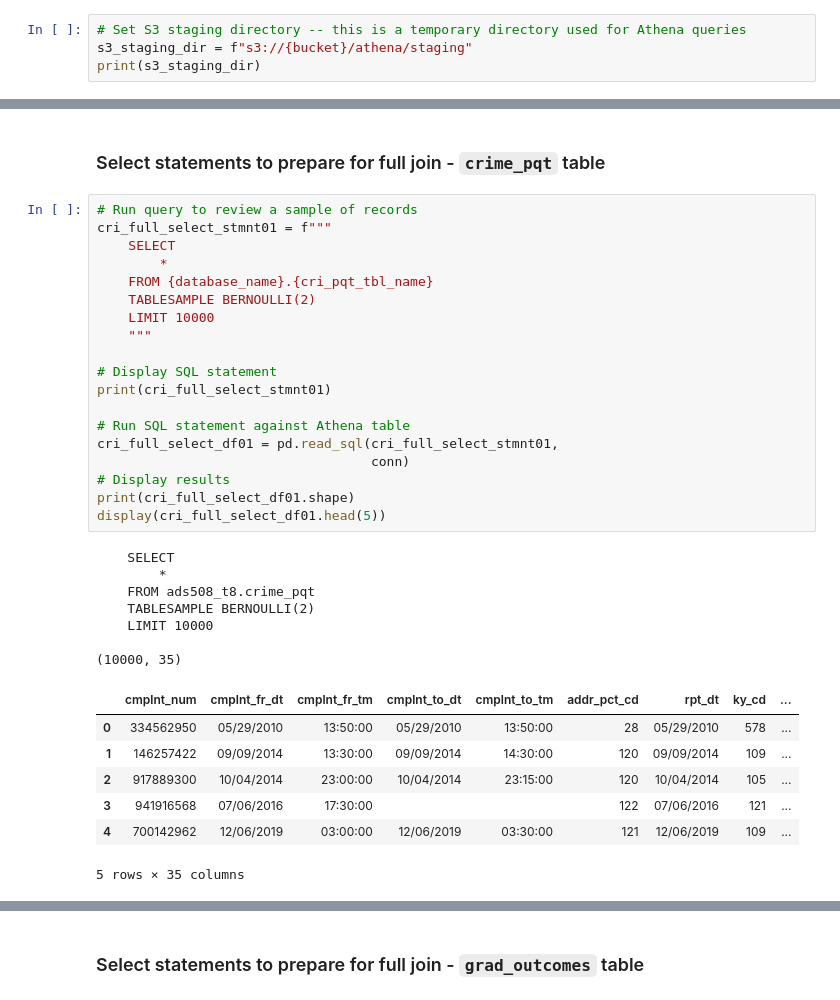
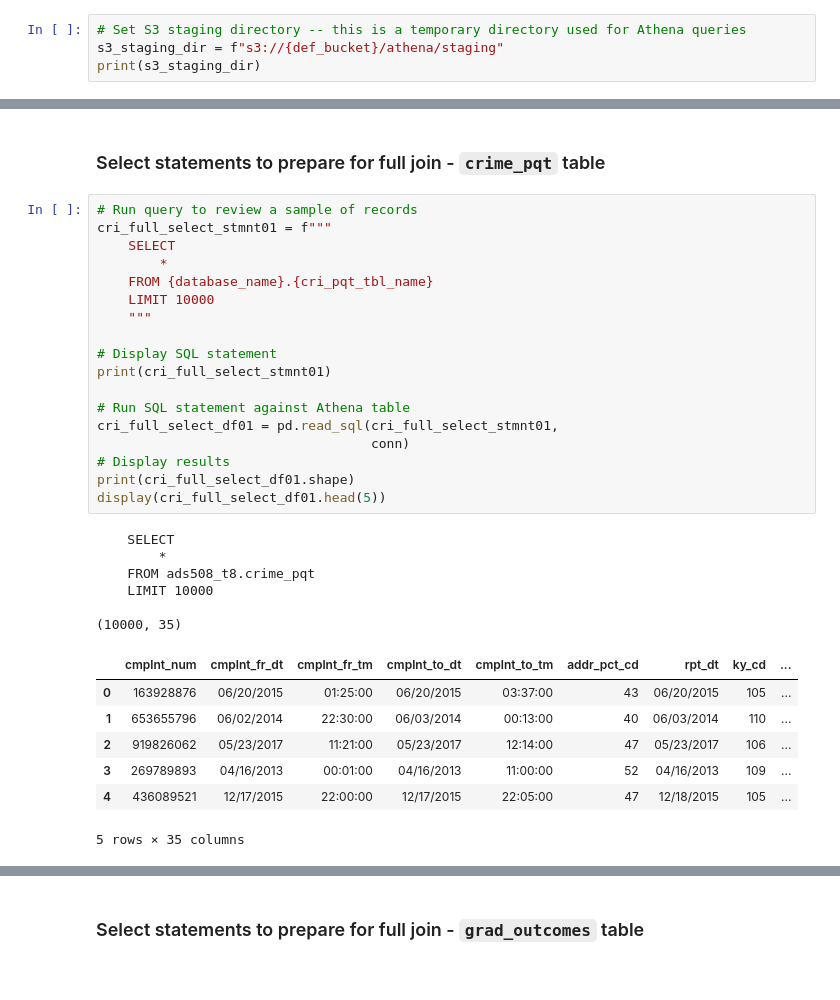
Before and after one commit to amcarr-ds/ML_modeling_using_AWS_proj, a Jupyter notebook: deliverables/03_Setup_Join_amc_v1.ipynb, the cells around one changed output, grey strips where cells are left out. Saved outputs shown, nothing was run; the diff lists cells and outputs as text.

```diff
--- a/deliverables/03_Setup_Join_amc_v1.ipynb
+++ b/deliverables/03_Setup_Join_amc_v1.ipynb
@@ -75,6 +75,6 @@ Stored 'setup_s3_bucket_passed' (bool)
 database_name = "ads508_t8"
 # %%
 # Set S3 staging directory -- this is a temporary directory used for Athena queries
-s3_staging_dir = f"s3://{bucket}/athena/staging"
+s3_staging_dir = f"s3://{def_bucket}/athena/staging"
 print(s3_staging_dir)
 # %% [output]
@@ -572,36 +572,34 @@ LIMIT 50000
 # %%
 # Run query to review a sample of records
 cri_full_select_stmnt01 = f"""
     SELECT
         *
     FROM {database_name}.{cri_pqt_tbl_name}
-    TABLESAMPLE BERNOULLI(2)
     LIMIT 10000
     """
 
 # Display SQL statement
 print(cri_full_select_stmnt01)
 
 # Run SQL statement against Athena table
 cri_full_select_df01 = pd.read_sql(cri_full_select_stmnt01,
                                    conn)
 # Display results
 print(cri_full_select_df01.shape)
 display(cri_full_select_df01.head(5))
 # %% [output]
     SELECT
         *
     FROM ads508_t8.crime_pqt
-    TABLESAMPLE BERNOULLI(2)
     LIMIT 10000
 
 (10000, 35)
 |  | cmplnt_num | cmplnt_fr_dt | cmplnt_fr_tm | cmplnt_to_dt | cmplnt_to_tm | addr_pct_cd | rpt_dt | ky_cd | ... |
-| 0 | 334562950 | 05/29/2010 | 13:50:00 | 05/29/2010 | 13:50:00 | 28 | 05/29/2010 | 578 | ... |
-| 1 | 146257422 | 09/09/2014 | 13:30:00 | 09/09/2014 | 14:30:00 | 120 | 09/09/2014 | 109 | ... |
-| 2 | 917889300 | 10/04/2014 | 23:00:00 | 10/04/2014 | 23:15:00 | 120 | 10/04/2014 | 105 | ... |
-| 3 | 941916568 | 07/06/2016 | 17:30:00 |  |  | 122 | 07/06/2016 | 121 | ... |
-| 4 | 700142962 | 12/06/2019 | 03:00:00 | 12/06/2019 | 03:30:00 | 121 | 12/06/2019 | 109 | ... |
+| 0 | 163928876 | 06/20/2015 | 01:25:00 | 06/20/2015 | 03:37:00 | 43 | 06/20/2015 | 105 | ... |
+| 1 | 653655796 | 06/02/2014 | 22:30:00 | 06/03/2014 | 00:13:00 | 40 | 06/03/2014 | 110 | ... |
+| 2 | 919826062 | 05/23/2017 | 11:21:00 | 05/23/2017 | 12:14:00 | 47 | 05/23/2017 | 106 | ... |
+| 3 | 269789893 | 04/16/2013 | 00:01:00 | 04/16/2013 | 11:00:00 | 52 | 04/16/2013 | 109 | ... |
+| 4 | 436089521 | 12/17/2015 | 22:00:00 | 12/17/2015 | 22:05:00 | 47 | 12/18/2015 | 105 | ... |
 5 rows × 35 columns
 # %%
 # Aggregate Evictions table based on borough and event year
```
Also changed, not shown: parts of 8 cells of this notebook, 2 other files.
